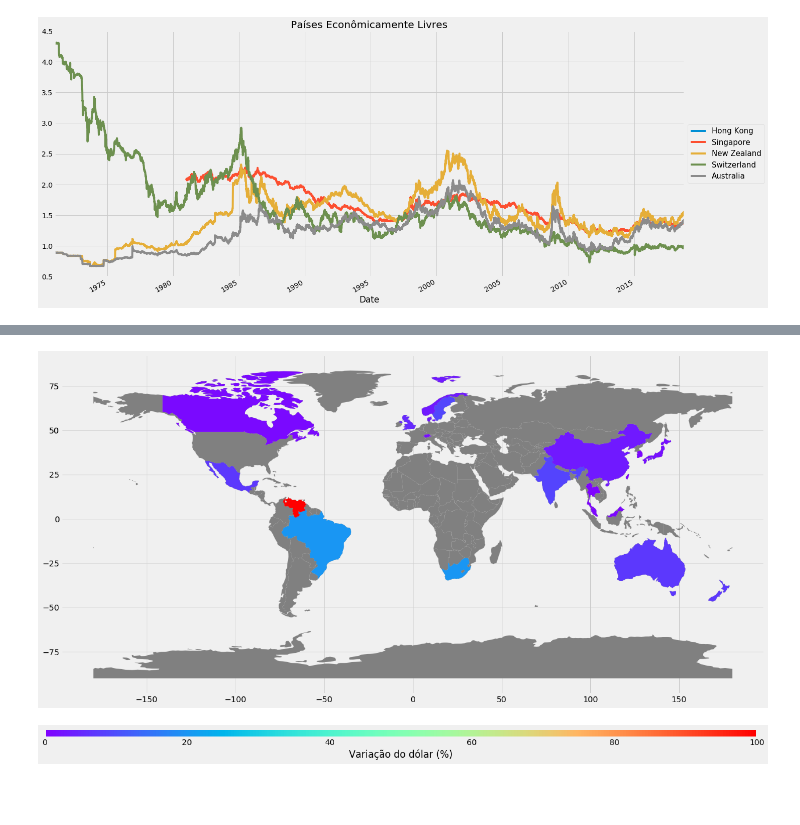
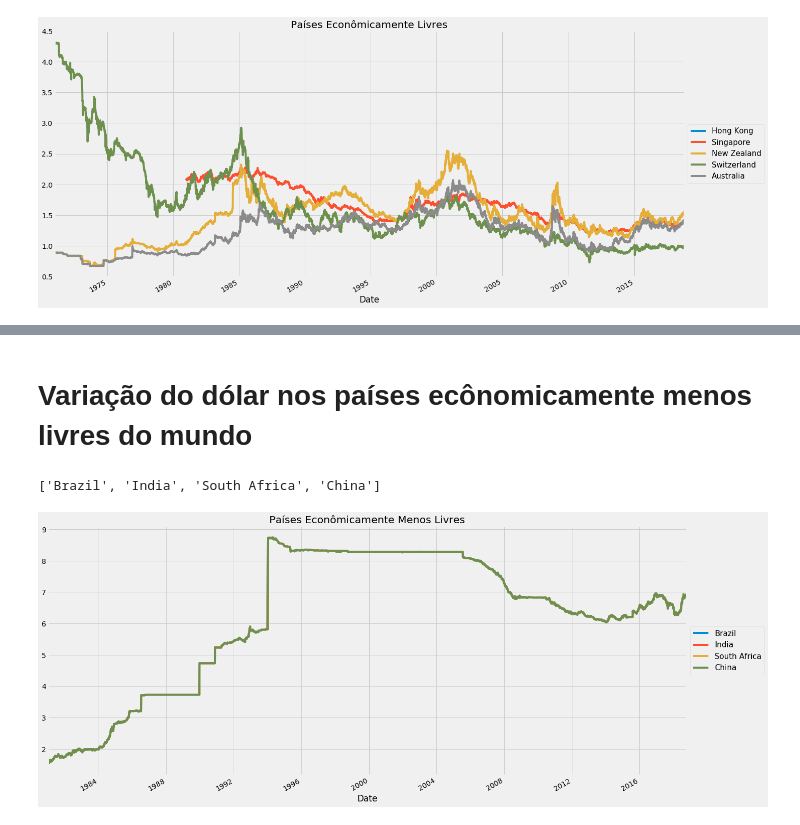
Before and after one commit to isabellefo/usdAnalysis, a Jupyter notebook: USDAnalysis.ipynb, the cells around one changed output, grey strips where cells are left out. Saved outputs shown, nothing was run; the diff lists cells and outputs as text; code cells hidden in the pictures; blank space fills up the shorter version.

Commit message:
Gráficos do Brasil e economicamente menos livres
Plotagem dos gráficos do governo Temer, Dilma e Lula.
Plotagem do gráfico dos 4 economicamente menos livres

```diff
--- a/USDAnalysis.ipynb
+++ b/USDAnalysis.ipynb
@@ -291,18 +331,18 @@ world["pop_est_NAN"] = world.DiffMax.apply(lambda x: x if x >= 0 else np.nan)
-# %%
-ax = world.plot(color="grey",figsize = (20,10))
-plt.style.use('fivethirtyeight')
-world.dropna().plot(ax=ax, column='DiffMax', figsize = (20,10), cmap = 'rainbow')
-fig, ax = plt.subplots(figsize=(20, 0.5))
-fig.subplots_adjust(bottom=0.5)
-
-cmap = mpl.cm.rainbow
-norm = mpl.colors.Normalize(vmin=0, vmax=100)
-
-cb1 = mpl.colorbar.ColorbarBase(ax, cmap=cmap,
-                                norm=norm,
-                                orientation='horizontal')
-cb1.set_label('Variação do dólar (%)')
-plt.show()
-# %% [output]
-[figure, removed]
-[figure, removed]
+# %% [markdown]
+# Variação do dólar nos países ecônomicamente menos livres do mundo
+# %%
+listNaoLivres = ['Brazil', 'India', 'South Africa', 'China']
+
+print(listNaoLivres)
+# %% [output]
+['Brazil', 'India', 'South Africa', 'China']
+# %%
+plt.style.use('fivethirtyeight')
+for c in listNaoLivres:
+    dfusd[dfusd['Country'] == 'China'].plot(kind= 'line', x = 'Date', y= 'Exchange rate', label = c,
+                                      title = 'Países Econômicamente Menos Livres',
+                                      ax = plt.gca(), figsize = (20,10))
+legenda_format()
+plt.show()
+# %% [output]
+[figure, added]
```
Also changed, not shown: parts of 37 cells of this notebook.
